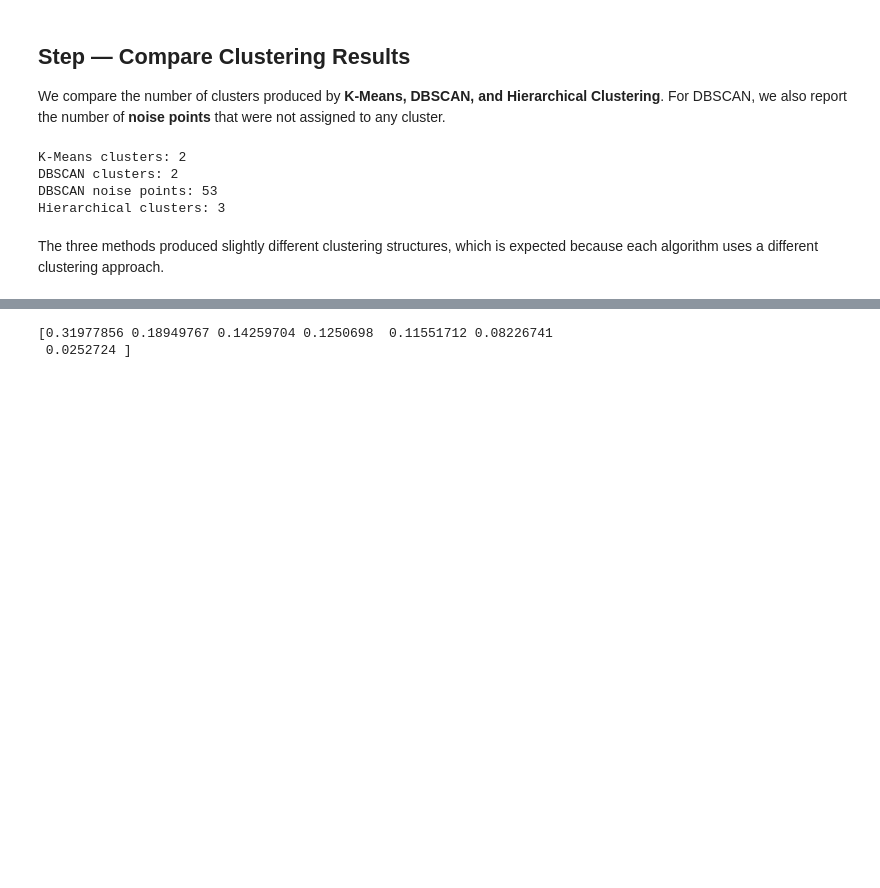
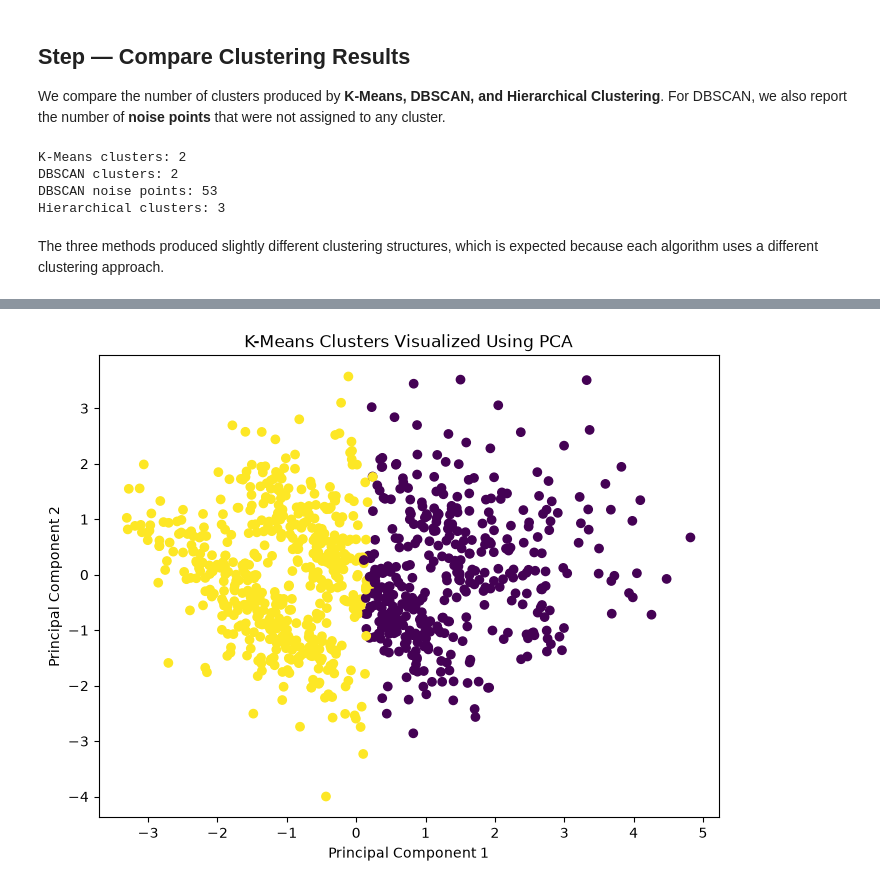
Before and after one commit to ghayda577/AI-ML-Training, a Jupyter notebook: Projects/First-Full-Project/notebooks/project.ipynb, the cells around one changed output, grey strips where cells are left out. Cells and saved outputs as stored; diff of their text form; code cells hidden in the pictures; blank space fills up the shorter version.

```diff
--- a/Projects/First-Full-Project/notebooks/project.ipynb
+++ b/Projects/First-Full-Project/notebooks/project.ipynb
@@ -1791,5 +1822,5 @@ These features were selected because they represent demographic, cardiovascular,
 # %%
-clustering_features = [
+cluster_features = [
     "Age",
     "RestingBP",
     "Cholesterol",
@@ -1799,4 +1830,6 @@ clustering_features = [
     "health_risk_count"
 ]
 
-X_cluster = df[clustering_features]
+X_cluster = df[cluster_features]
+
+X_cluster.head()
@@ -2248,7 +2335,16 @@ X_pca_full = pca.fit_transform(X_cluster_scaled)
 # %%
-explained_variance = pca.explained_variance_ratio_
+plt.figure(figsize=(8, 6))
 
-print(explained_variance)
+plt.scatter(
+    pca_df["PC1"],
+    pca_df["PC2"],
+    c=pca_df["Cluster"]
+)
+
+plt.xlabel("Principal Component 1")
+plt.ylabel("Principal Component 2")
+plt.title("K-Means Clusters Visualized Using PCA")
+
+plt.show()
 # %% [output]
-[0.31977856 0.18949767 0.14259704 0.1250698  0.11551712 0.08226741
- 0.0252724 ]
+[figure, added]
```
Also changed, not shown: parts of 20 cells of this notebook, 4 other files.
